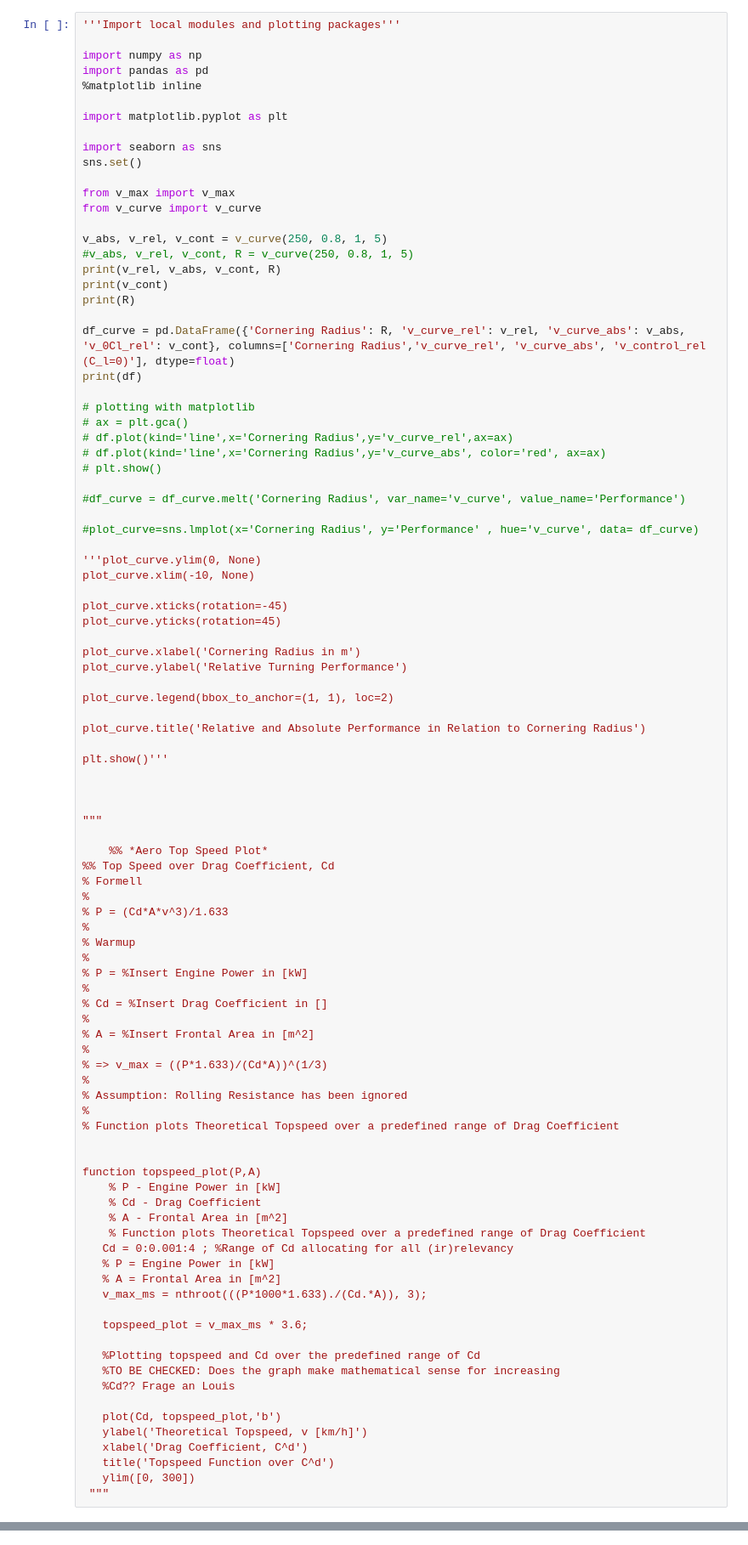
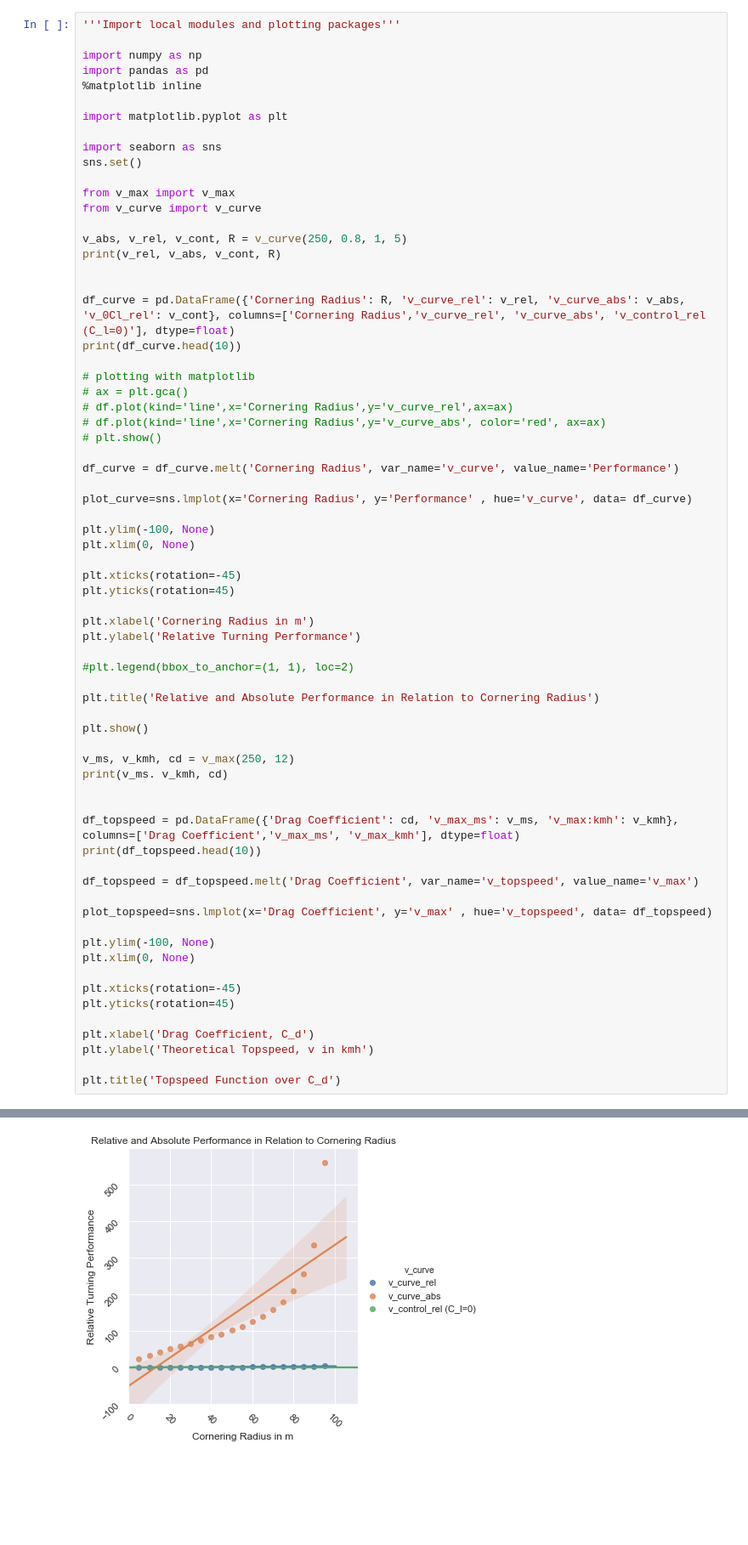
Before and after one commit to semibroiled/amda-aero, a Jupyter notebook: test.ipynb, the cells around one changed output, grey strips where cells are left out. Shown: that part at 85% size. Saved outputs shown, nothing was run; the diff lists cells and outputs as text; blank space fills up the shorter version.

Commit message:
Append corrections to v_max for plotting

```diff
--- a/test.ipynb
+++ b/test.ipynb
@@ -13,14 +13,12 @@ sns.set()
 from v_max import v_max
 from v_curve import v_curve
 
-v_abs, v_rel, v_cont = v_curve(250, 0.8, 1, 5)
-#v_abs, v_rel, v_cont, R = v_curve(250, 0.8, 1, 5)
+v_abs, v_rel, v_cont, R = v_curve(250, 0.8, 1, 5)
 print(v_rel, v_abs, v_cont, R)
-print(v_cont)
-print(R)
+
 
 df_curve = pd.DataFrame({'Cornering Radius': R, 'v_curve_rel': v_rel, 'v_curve_abs': v_abs, 'v_0Cl_rel': v_cont}, columns=['Cornering Radius','v_curve_rel', 'v_curve_abs', 'v_control_rel (C_l=0)'], dtype=float)
-print(df)
+print(df_curve.head(10))
 
 # plotting with matplotlib
 # ax = plt.gca()
@@ -28,72 +26,46 @@ print(df)
 # df.plot(kind='line',x='Cornering Radius',y='v_curve_abs', color='red', ax=ax)
 # plt.show()
 
-#df_curve = df_curve.melt('Cornering Radius', var_name='v_curve', value_name='Performance')
+df_curve = df_curve.melt('Cornering Radius', var_name='v_curve', value_name='Performance')
 
-#plot_curve=sns.lmplot(x='Cornering Radius', y='Performance' , hue='v_curve', data= df_curve)
+plot_curve=sns.lmplot(x='Cornering Radius', y='Performance' , hue='v_curve', data= df_curve)
 
-'''plot_curve.ylim(0, None)
-plot_curve.xlim(-10, None)
+plt.ylim(-100, None)
+plt.xlim(0, None)
 
-plot_curve.xticks(rotation=-45)
-plot_curve.yticks(rotation=45)
+plt.xticks(rotation=-45)
+plt.yticks(rotation=45)
 
-plot_curve.xlabel('Cornering Radius in m')
-plot_curve.ylabel('Relative Turning Performance')
+plt.xlabel('Cornering Radius in m')
+plt.ylabel('Relative Turning Performance')
 
-plot_curve.legend(bbox_to_anchor=(1, 1), loc=2)
+#plt.legend(bbox_to_anchor=(1, 1), loc=2)
 
-plot_curve.title('Relative and Absolute Performance in Relation to Cornering Radius')
+plt.title('Relative and Absolute Performance in Relation to Cornering Radius')
 
-plt.show()'''
+plt.show()
+
+v_ms, v_kmh, cd = v_max(250, 12)
+print(v_ms. v_kmh, cd)
 
 
+df_topspeed = pd.DataFrame({'Drag Coefficient': cd, 'v_max_ms': v_ms, 'v_max:kmh': v_kmh}, columns=['Drag Coefficient','v_max_ms', 'v_max_kmh'], dtype=float)
+print(df_topspeed.head(10))
 
-"""
+df_topspeed = df_topspeed.melt('Drag Coefficient', var_name='v_topspeed', value_name='v_max')
 
-    %% *Aero Top Speed Plot*
-%% Top Speed over Drag Coefficient, Cd
-% Formell
-%
-% P = (Cd*A*v^3)/1.633
-%
-% Warmup
-%
-% P = %Insert Engine Power in [kW]
-%
-% Cd = %Insert Drag Coefficient in []
-%
-% A = %Insert Frontal Area in [m^2]
-%
-% => v_max = ((P*1.633)/(Cd*A))^(1/3)
-%
-% Assumption: Rolling Resistance has been ignored
-%
-% Function plots Theoretical Topspeed over a predefined range of Drag Coefficient
+plot_topspeed=sns.lmplot(x='Drag Coefficient', y='v_max' , hue='v_topspeed', data= df_topspeed)
 
+plt.ylim(-100, None)
+plt.xlim(0, None)
 
-function topspeed_plot(P,A)
-    % P - Engine Power in [kW]
-    % Cd - Drag Coefficient
-    % A - Frontal Area in [m^2]
-    % Function plots Theoretical Topspeed over a predefined range of Drag Coefficient
-   Cd = 0:0.001:4 ; %Range of Cd allocating for all (ir)relevancy
-   % P = Engine Power in [kW]
-   % A = Frontal Area in [m^2]
-   v_max_ms = nthroot(((P*1000*1.633)./(Cd.*A)), 3);
+plt.xticks(rotation=-45)
+plt.yticks(rotation=45)
 
-   topspeed_plot = v_max_ms * 3.6;
+plt.xlabel('Drag Coefficient, C_d')
+plt.ylabel('Theoretical Topspeed, v in kmh')
 
-   %Plotting topspeed and Cd over the predefined range of Cd
-   %TO BE CHECKED: Does the graph make mathematical sense for increasing
-   %Cd?? Frage an Louis
-
-   plot(Cd, topspeed_plot,'b')
-   ylabel('Theoretical Topspeed, v [km/h]')
-   xlabel('Drag Coefficient, C^d')
-   title('Topspeed Function over C^d')
-   ylim([0, 300])
- """
+plt.title('Topspeed Function over C_d')
 # %% [output]
 [1.02652742 1.05528453 1.08660225 1.12088466 1.1586311  1.20046722
  1.2471892  1.29982864 1.35975033 1.42880472 1.50957541 1.60580061
@@ -114,0 +89 @@ function topspeed_plot(P,A)
+[figure, added]
```
Also changed, not shown: parts of 1 cell of this notebook, 1 other file.
